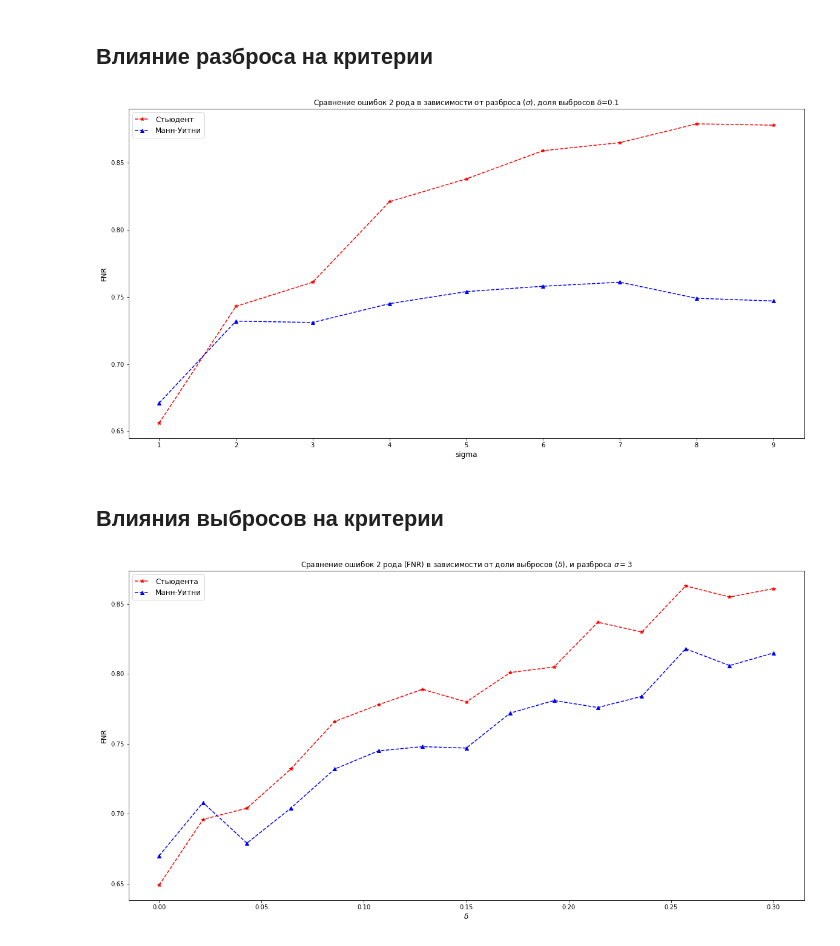
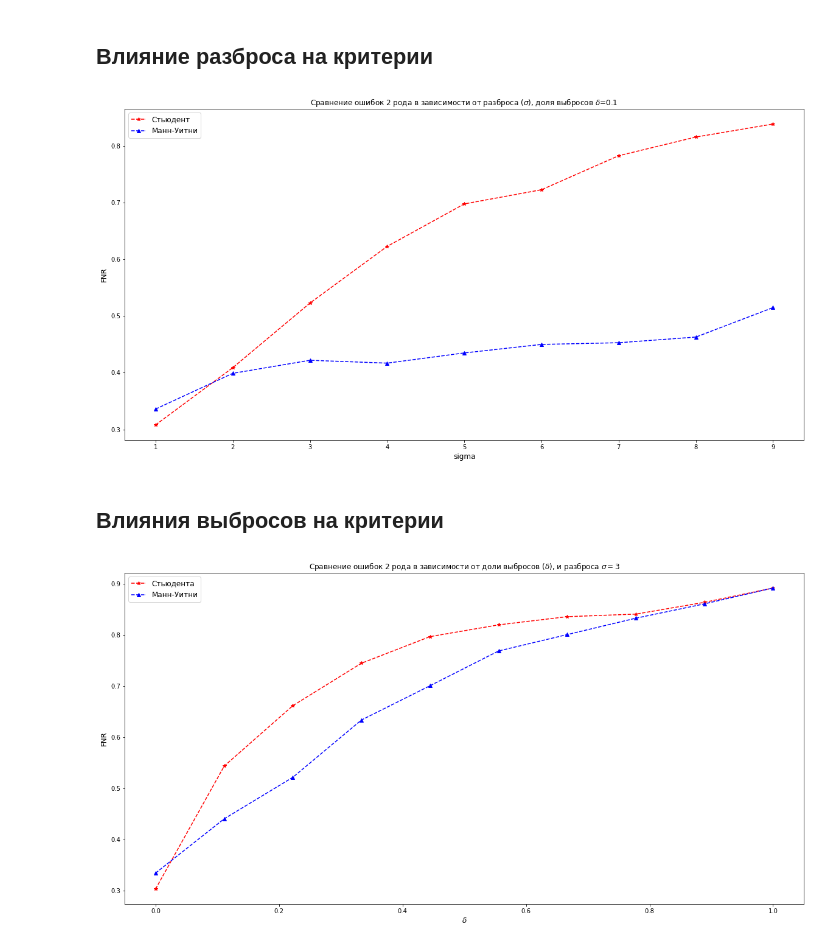
Before and after one commit to JacKira/StatisticDataAnalyze, a Jupyter notebook: Lab_Fejzullin_M8O-201М-21.ipynb, the cells around one changed output. Drawn from its saved outputs; the diff is of its cells as text; code cells hidden in the pictures.

```diff
--- a/Lab_Fejzullin_M8O-201М-21.ipynb
+++ b/Lab_Fejzullin_M8O-201М-21.ipynb
@@ -26,24 +27,18 @@ alpha, conf_int_alpha = 0.05, 0.05
 mu_x, mu_y = 1, 1.5
 delta = 0.1
 sigma_list = np.arange(1, 10, 1)
-n, n_tests = 20, 1000
-p_values_ttest, p_values_mw, fnr_ttest, fnr_mw = [], [], [], []
+n, n_tests = 50, 1000
+fnr_ttest, fnr_mw = [], []
 
 
-for sigma in tqdm_notebook(sigma_list):
-    for i in tqdm_notebook(range(n_tests)):
+for sigma in sigma_list:
+    for i in range(n_tests):
+        X, Y = GenerateXY([mu_x, sigma], [mu_y, sigma], delta=delta, n = n)
+        negatives_ttest += stats.ttest_ind(X, Y)[1] > alpha
+        negatives_mw += stats.mannwhitneyu(X, Y)[1] > alpha
 
-        X, Y = GenerateXY([mu_x, sigma], [mu_y, sigma], delta=delta, n = n)
-
-
-        p_values_ttest.append(stats.ttest_ind(X, Y)[1])
-        p_values_mw.append(stats.mannwhitneyu(X, Y)[1])
-
-        negatives_ttest += p_values_ttest[-1] > alpha
-        negatives_mw += p_values_mw[-1] > alpha
     positives_ttest = n_tests - negatives_ttest
     positives_mw = n_tests - negatives_mw
-
     fnr_ttest.append(negatives_ttest / (positives_ttest + negatives_ttest))
     fnr_mw.append(negatives_mw / (positives_mw + negatives_mw))
     negatives_ttest = 0
@@ -58,7 +53,7 @@ plt.xlabel('sigma', fontsize=12)
 plt.ylabel('FNR', fontsize=12)
 plt.show()
 # %% [output]
-[figure, old version]
+[figure, new version]
 # %% [markdown]
 ## Влияния выбросов на критерии
 # %%
@@ -67,26 +62,19 @@ np.random.seed(24)
 negatives_ttest, negatives_mw = 0, 0
 alpha, conf_int_alpha = 0.05, 0.05
 mu_x, mu_y, sigma = 1, 1.5, 3
-delta_list = np.linspace(0, 0.3, num=15)
-n, n_tests = 20, 1000
-p_values_ttest, p_values_mw, fnr_ttest, fnr_mw = [], [], [], []
+delta_list = np.linspace(0, 1.0, num=10)
+n, n_tests = 50, 1000
+fnr_ttest, fnr_mw = [], []
 
 
-# Проверяем гипотезу о равенстве средних при неверной H0 (критерий Стьюдента)
-for delta in tqdm_notebook(delta_list):
-    for i in tqdm_notebook(range(n_tests)):
-        # генерация выборок
+for delta in delta_list:
+    for i in range(n_tests):
         X, Y = GenerateXY([mu_x, sigma], [mu_y, sigma], delta=delta, n = n)
+        negatives_ttest += stats.ttest_ind(X, Y)[1] > alpha
+        negatives_mw += stats.mannwhitneyu(X, Y)[1] > alpha
 
-        # рассчитываем pvalue для обоих критериев
-        p_values_ttest.append(stats.ttest_ind(X, Y)[1])
-        p_values_mw.append(stats.mannwhitneyu(X, Y)[1])
-        # накапливаем negatives (подсчитываем количество ошибок)
-        negatives_ttest += p_values_ttest[-1] > alpha
-        negatives_mw += p_values_mw[-1] > alpha
     positives_ttest = n_tests - negatives_ttest
     positives_mw = n_tests - negatives_mw
-
     fnr_ttest.append(negatives_ttest / (positives_ttest + negatives_ttest))
     fnr_mw.append(negatives_mw / (positives_mw + negatives_mw))
     negatives_ttest = 0
@@ -94,11 +82,11 @@ for delta in tqdm_notebook(delta_list):
 # %%
 plt.figure(figsize=(20, 10))
 plt.plot(delta_list, fnr_ttest, '--*', label='Стьюдента', color = 'red')
 plt.plot(delta_list, fnr_mw, '--^', label='Манн-Уитни', color = 'blue')
 plt.legend(fontsize=12)
-plt.title(f'Сравнение ошибок 2 рода (FNR) в зависимости от доли выбросов ($\delta$), и разброса $\sigma={sigma}$', fontsize=12)
+plt.title(f'Сравнение ошибок 2 рода в зависимости от доли выбросов ($\delta$), и разброса $\sigma={sigma}$', fontsize=12)
 plt.xlabel(f'$\delta$', fontsize=12)
 plt.ylabel('FNR', fontsize=12)
 plt.show()
 # %% [output]
-[figure, old version]
+[figure, new version]
```
Also changed, not shown: parts of 2 cells of this notebook.
